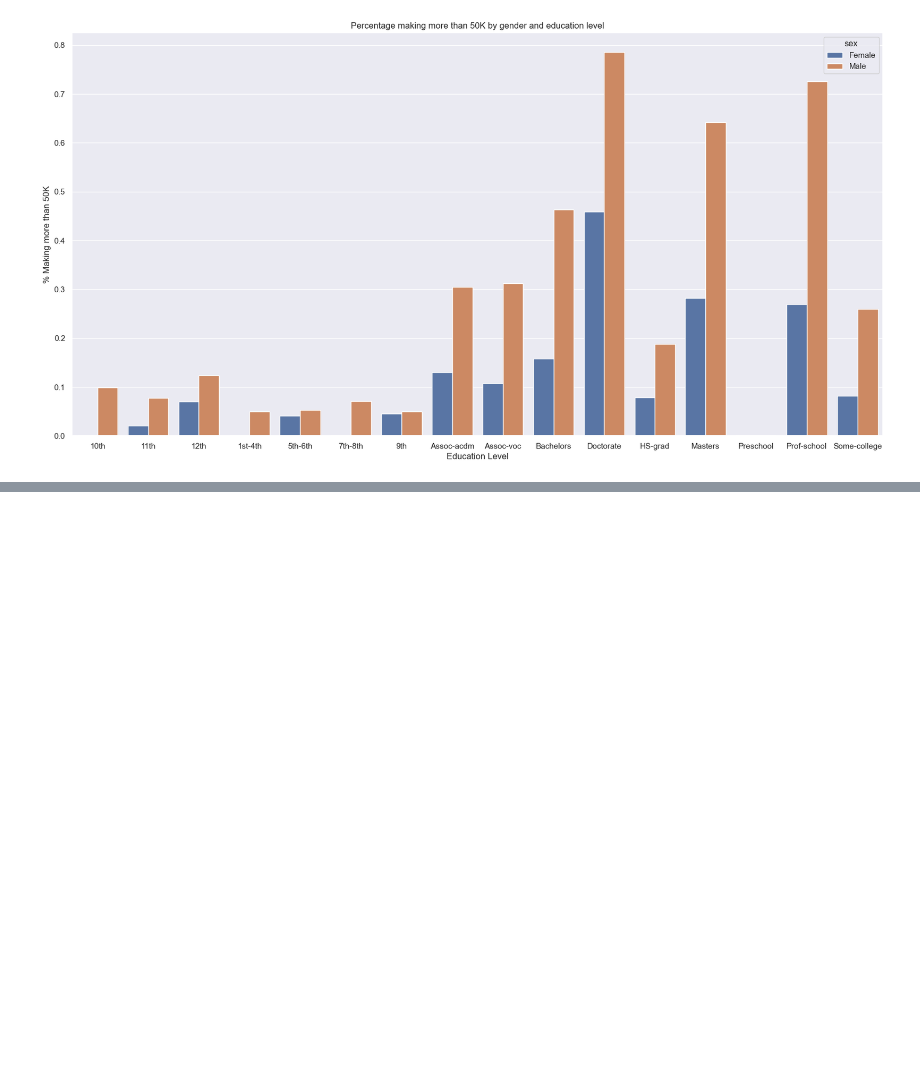
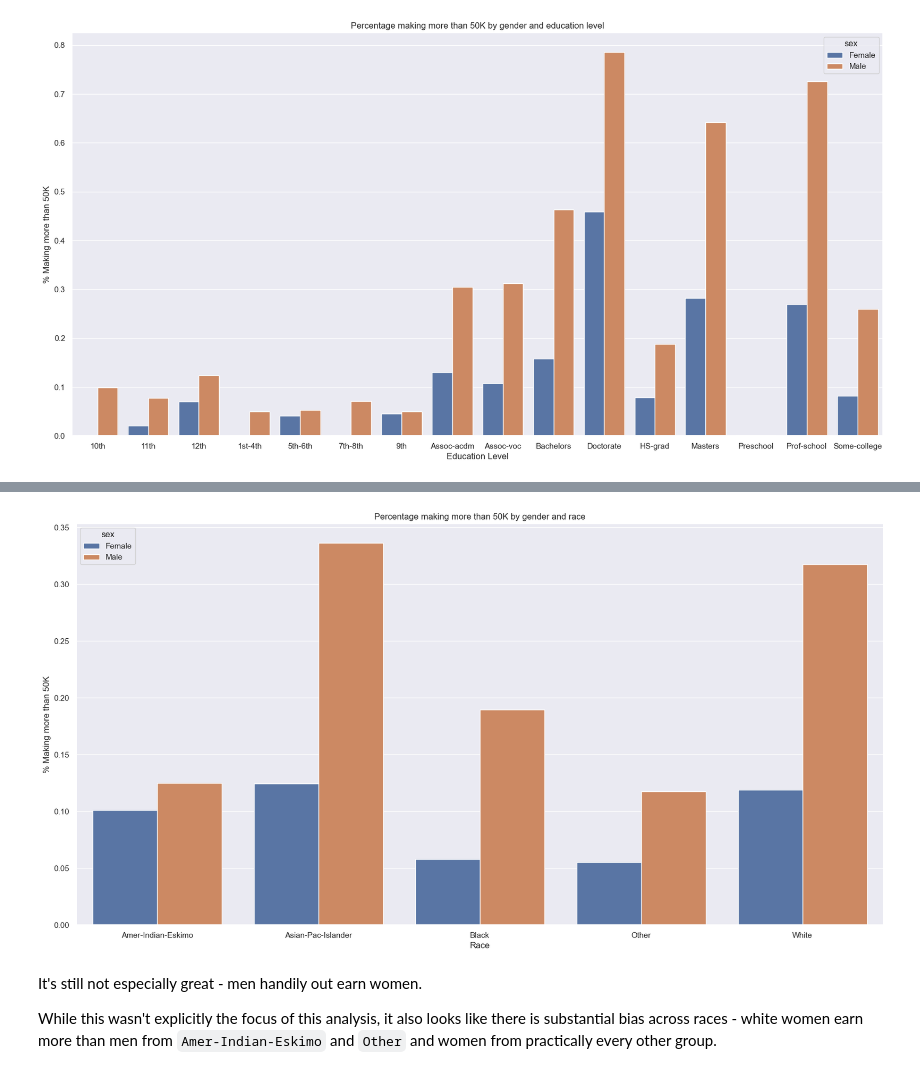
Before and after one commit to IMOsbo/DATA6550-Bias, a Jupyter notebook: Code/Osborne/Project-Code-Osborne.ipynb, the cells around one changed output, grey strips where cells are left out. Cells and saved outputs as stored; diff of their text form; code cells hidden in the pictures; blank space fills up the shorter version.

Commit message:
Analyzed effects of race and gender - men still earn more

```diff
--- a/Code/Osborne/Project-Code-Osborne.ipynb
+++ b/Code/Osborne/Project-Code-Osborne.ipynb
@@ -361,0 +366,4 @@ Honestly, full-time work doesn't seem like it effects our earnings at all.
+# %%
+educationRace = data.groupby(["race", "sex"])["incomeCategory"].mean()
+educationRace = educationRace.reset_index()
+educationRace
@@ -361,0 +382,13 @@ Honestly, full-time work doesn't seem like it effects our earnings at all.
+# %%
+plt.figure(figsize=(20, 10))
+educationRaceChart = sns.barplot(educationRace, y="incomeCategory", x="race", hue="sex")
+educationRaceChart.set_title("Percentage making more than 50K by gender and race")
+educationRaceChart.set_xlabel("Race")
+educationRaceChart.set_ylabel("% Making more than 50K")
+plt.show()
+# %% [output]
+[figure, added]
+# %% [markdown]
+It's still not especially great - men handily out earn women.
+
+While this wasn't explicitly the focus of this analysis, it also looks like there is substantial bias across races - white women earn more than men from `Amer-Indian-Eskimo` and `Other` and women from practically every other group.
```
Also changed, not shown: parts of 5 cells of this notebook.
